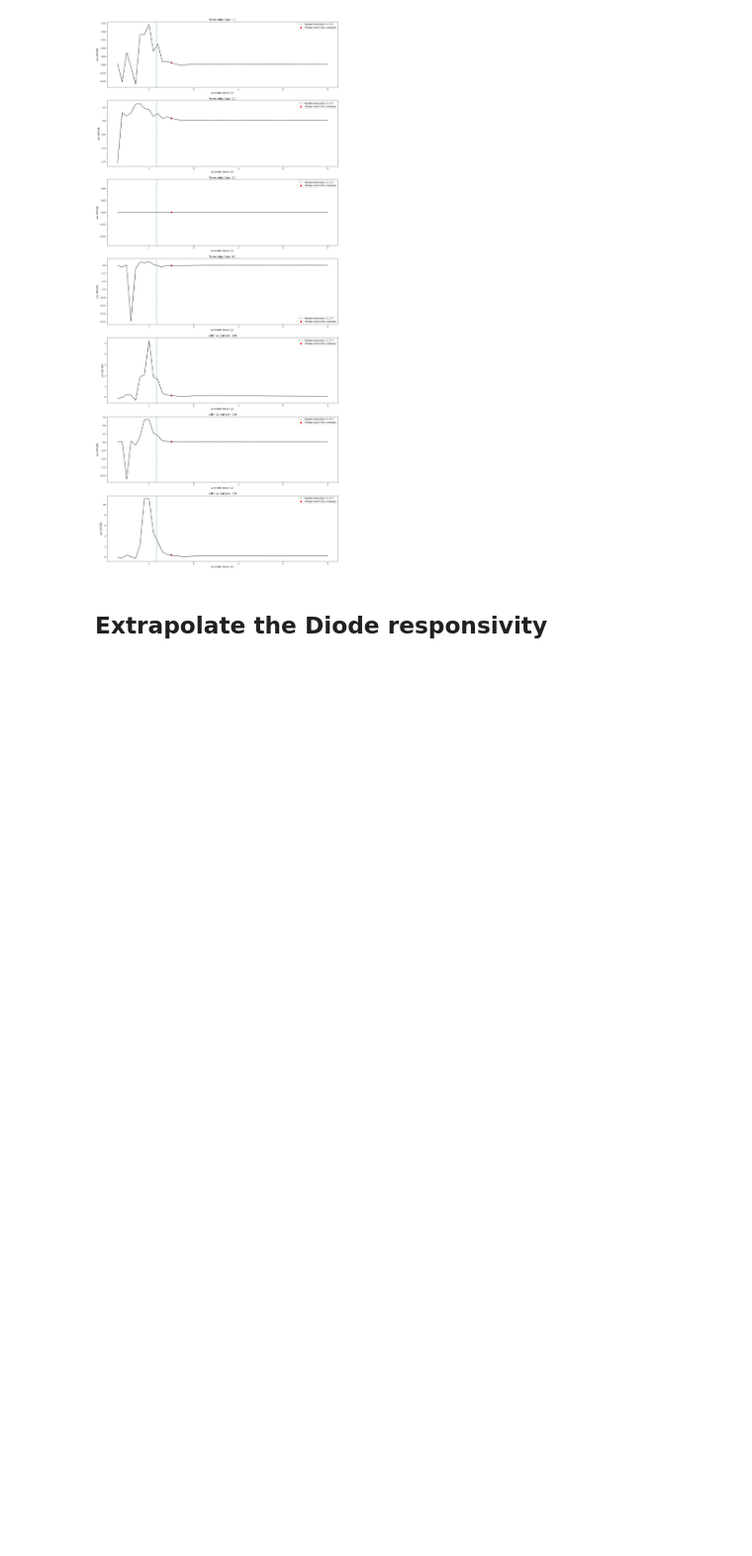
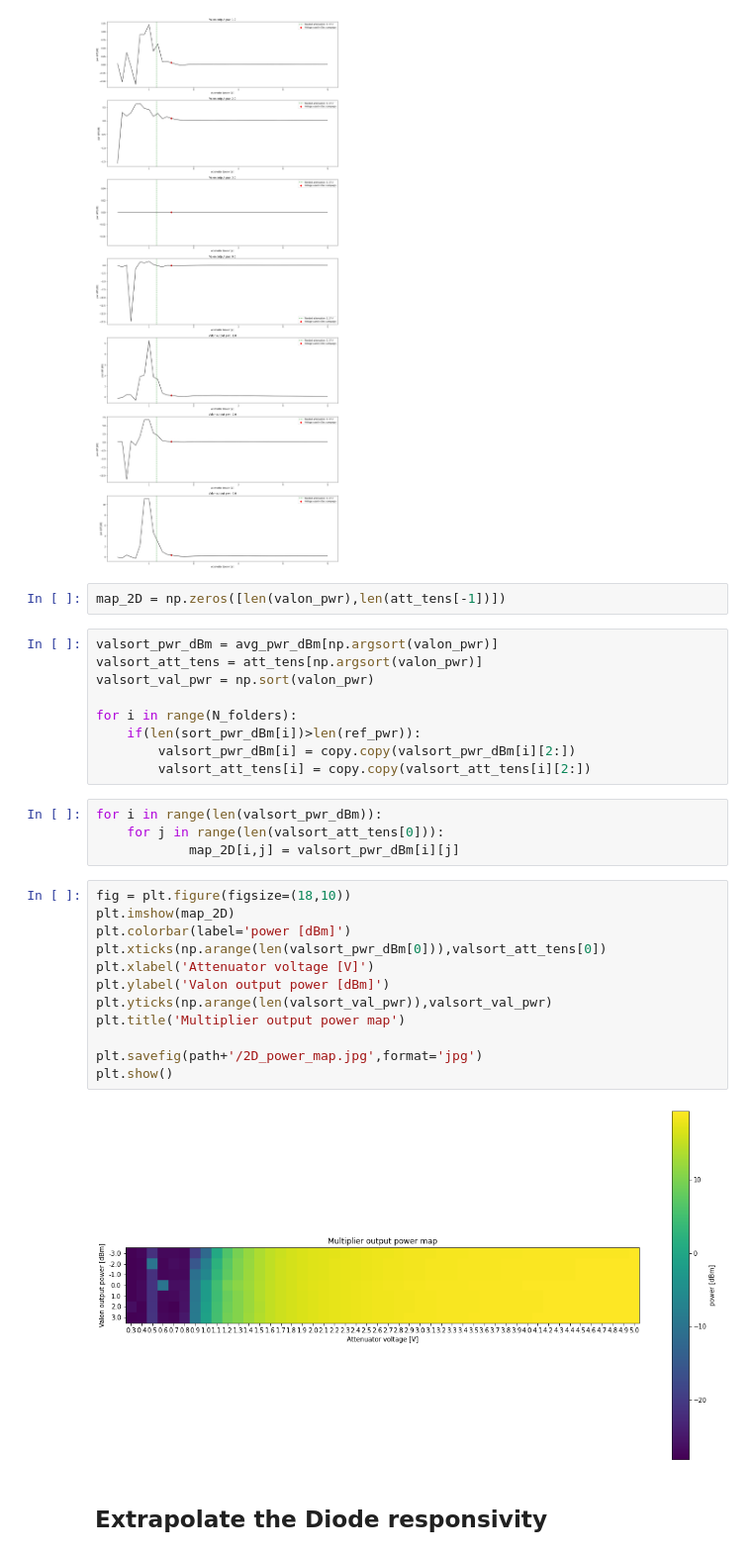
Before and after one commit to POLOCALC/lab_test_scripts, a Jupyter notebook: diode_responsivity/Data_visual.ipynb, the cells around one changed output. Shown at 99% size. Saved outputs shown, nothing was run; the diff lists cells and outputs as text; blank space fills up the shorter version.

Commit message:
2D power map

```diff
--- a/diode_responsivity/Data_visual.ipynb
+++ b/diode_responsivity/Data_visual.ipynb
@@ -313,6 +314,35 @@ for i in range(N_folders):
 plt.savefig(path+'/pwr_diff.jpg',format='jpg')
 # %% [output]
 [figure]
+# %%
+map_2D = np.zeros([len(valon_pwr),len(att_tens[-1])])
+# %%
+valsort_pwr_dBm = avg_pwr_dBm[np.argsort(valon_pwr)]
+valsort_att_tens = att_tens[np.argsort(valon_pwr)]
+valsort_val_pwr = np.sort(valon_pwr)
+
+for i in range(N_folders):
+    if(len(sort_pwr_dBm[i])>len(ref_pwr)):
+        valsort_pwr_dBm[i] = copy.copy(valsort_pwr_dBm[i][2:])
+        valsort_att_tens[i] = copy.copy(valsort_att_tens[i][2:])
+# %%
+for i in range(len(valsort_pwr_dBm)):
+    for j in range(len(valsort_att_tens[0])):
+            map_2D[i,j] = valsort_pwr_dBm[i][j]
+# %%
+fig = plt.figure(figsize=(18,10))
+plt.imshow(map_2D)
+plt.colorbar(label='power [dBm]')
+plt.xticks(np.arange(len(valsort_pwr_dBm[0])),valsort_att_tens[0])
+plt.xlabel('Attenuator voltage [V]')
+plt.ylabel('Valon output power [dBm]')
+plt.yticks(np.arange(len(valsort_val_pwr)),valsort_val_pwr)
+plt.title('Multiplier output power map')
+
+plt.savefig(path+'/2D_power_map.jpg',format='jpg')
+plt.show()
+# %% [output]
+[figure, added]
 # %% [markdown]
 ## Extrapolate the Diode responsivity
 # %%
```
Also changed, not shown: parts of 1 cell of this notebook.
